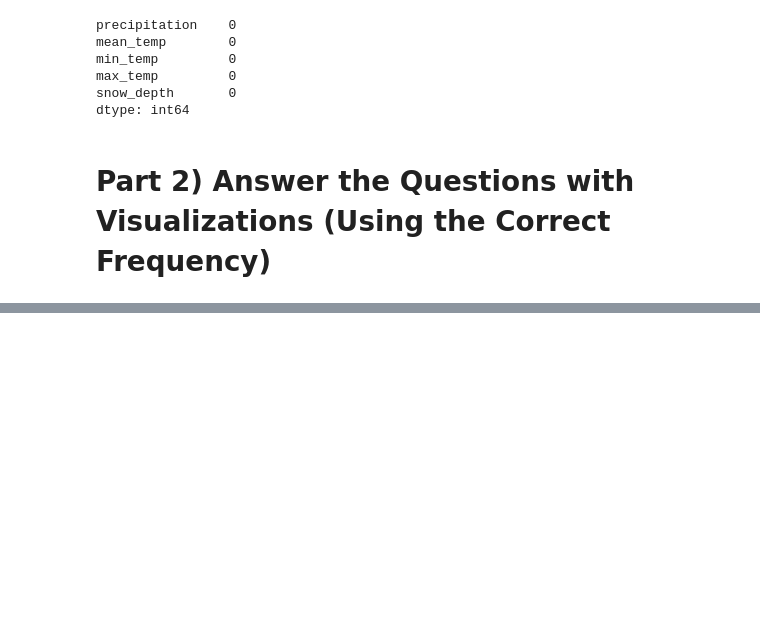
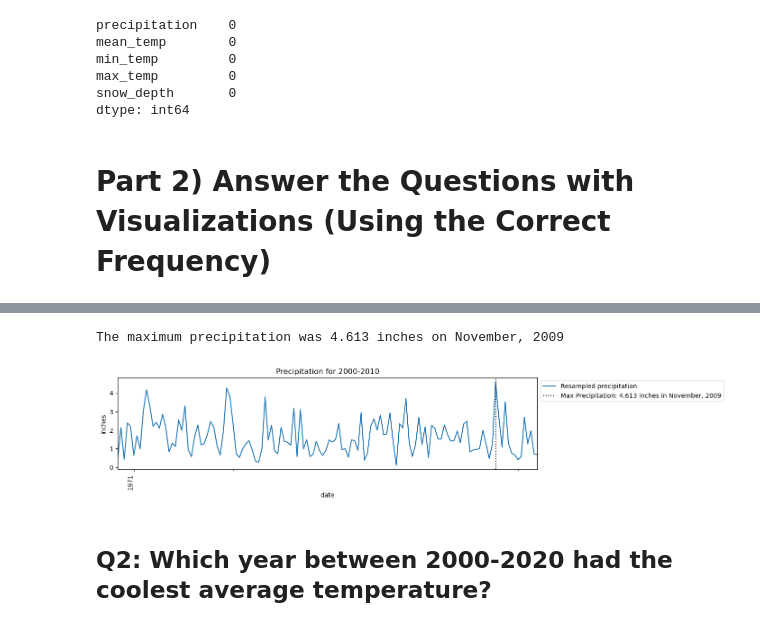
Before and after one commit to sheha919/data_visualization, a Jupyter notebook: Resampling Datetime Data.ipynb, the cells around one changed output, grey strips where cells are left out. Drawn from its saved outputs; the diff is of its cells as text; code cells hidden in the pictures; blank space fills up the shorter version.

```diff
--- a/Resampling Datetime Data.ipynb
+++ b/Resampling Datetime Data.ipynb
@@ -156,0 +159,4 @@ dtype: int64
+# %%
+#make a copy of precipitation column
+prec = df.loc['2000':'2010','precipitation'].copy()
+prec
@@ -156,0 +177,5 @@ dtype: int64
+# %%
+#Resample the data as Monthly frequency
+prec_MS= prec.resample('MS').mean()
+prec_MS.name = 'Resampled precipitation'
+prec_MS.head()
@@ -156,0 +190,31 @@ dtype: int64
+# %%
+print(f"The maximum precipitation was {prec_MS.max():.3f} inches on {prec_MS.idxmax().strftime('%B, %Y')}")
+# %% [output]
+The maximum precipitation was 4.613 inches on November, 2009
+# %%
+#plot data
+fig, ax = plt.subplots(figsize=(12,3))
+prec_MS.plot(ax=ax)
+ax.set(title = "Precipitation for 2000-2010", ylabel = 'inches')
+
+#customize major ticks
+loc_year = mdates.YearLocator()
+fmt_year = mdates.DateFormatter('%Y')
+
+ax.xaxis.set_major_locator(loc_year)
+ax.xaxis.set_major_formatter(fmt_year)
+
+#Customize the minor xaxis ticks
+loc_month = mdates.MonthLocator(interval=3)
+ax.xaxis.set_minor_locator(loc_month)
+
+#max precipitation
+ax.axvline(prec_MS.idxmax(), color = 'black', ls = ':',
+           label = f"Max Precipitation: {prec_MS.max():.3f} inches in {prec_MS.idxmax().strftime('%B, %Y')}")
+ax.legend(bbox_to_anchor=[1,1])
+
+fig.autofmt_xdate(which = 'major', rotation = 90)
+# %% [output]
+[figure, added]
+# %% [markdown]
+## Q2: Which year between 2000-2020 had the coolest average temperature?
```
Also changed, not shown: parts of 9 cells of this notebook, 3 other files.
